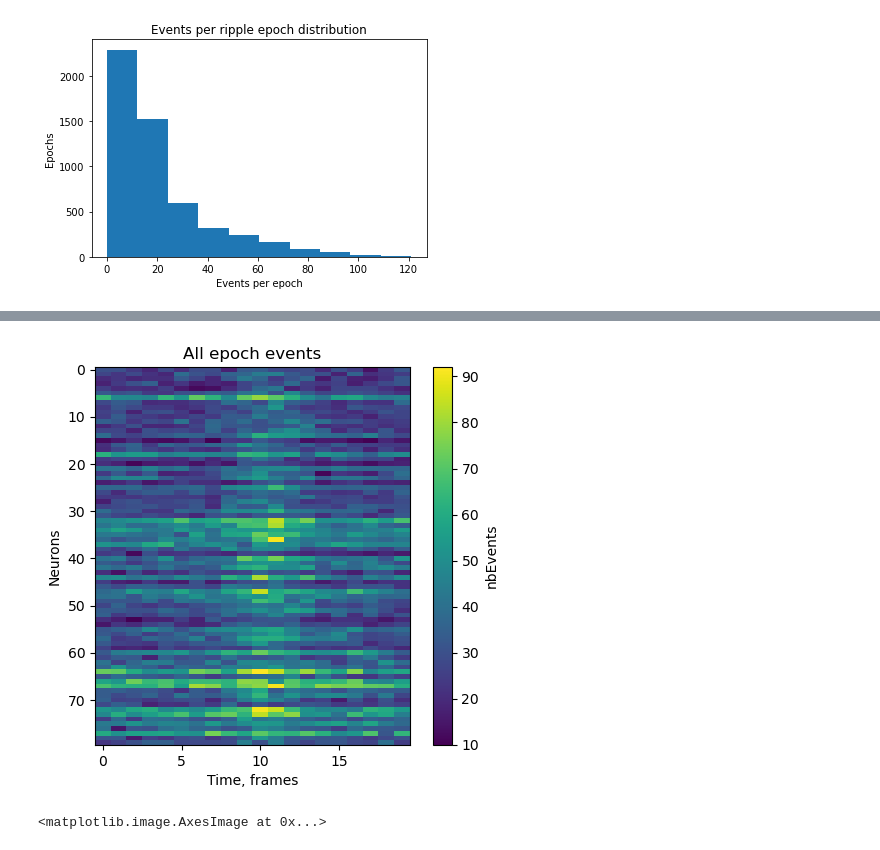
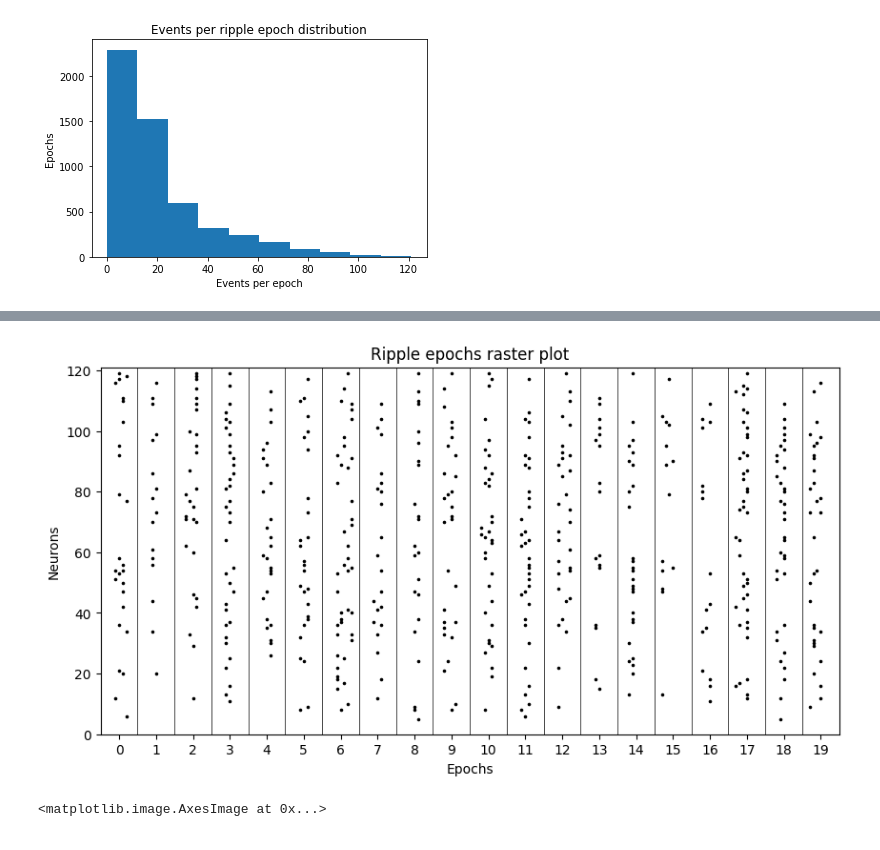
Before and after one commit to vsotskov89/SeqAn, a Jupyter notebook: Sequence_Analysis.ipynb, the cells around one changed output, grey strips where cells are left out. Drawn from its saved outputs; the diff is of its cells as text; code cells hidden in the pictures.

```diff
--- a/Sequence_Analysis.ipynb
+++ b/Sequence_Analysis.ipynb
@@ -171,19 +107,0 @@ plt.ylabel('Neurons');
-# %%
-plt.figure(figsize = (6,5), dpi = 100)
-ax = plt.subplot()
-
-ax.set_title('All epoch events')
-events2d = np.zeros((n_neurons, duration_frames))
-
-for epoch in ii_spike_times:
-    for i_neuron, neuron in enumerate(epoch):
-        sp_indices = spike_times[neuron[0]:neuron[1]]
-        for ind in sp_indices:
-            events2d[i_neuron, int(ind*fps)] += 1
-
-plt.imshow(events2d, aspect = 0.3)
-plt.colorbar().set_label('nbEvents')
-plt.xlabel('Time, frames')
-plt.ylabel('Neurons');
-# %% [output]
-[figure]
@@ -190,3 +114,28 @@ plt.ylabel('Neurons');
+# %%
+#center of mass of the first epoch
+first_cim = [np.mean(spike_times[row[0]:row[1]]) for row in ii_spike_times[0]]
+order = np.argsort(first_cim)
+# %%
+#Plot raster map of epochs in a row
+interval = 0.1 #length between epoch centers on the plot
+epochs_per_raw = 20 #number of epochs per raw
+
+plt.figure(figsize = (10,5), dpi = 100)
+ax = plt.subplot()
+ax.set_title('Ripple epochs raster plot')
+ax.set_xticks(np.linspace(interval, epochs_per_raw*interval, epochs_per_raw), labels = [str(i) for i in range(epochs_per_raw)])
+ax.set_xlim(interval*0.5, interval*(epochs_per_raw + 0.5))
+ax.set_ylim(0, n_neurons)
+ax.set_xlabel('Epochs')
+ax.set_ylabel('Neurons')
+
+for i_epoch, epoch in enumerate(ii_spike_times[:epochs_per_raw]):
+    ax.axvline(interval*(i_epoch + 0.5), c = 'black', linewidth=0.5)
+    for i_neuron, neuron in enumerate(epoch[order]):
+        spikes = np.array(spike_times[neuron[0]:neuron[1]])
+        ax.scatter(spikes + interval*i_epoch, np.ones(len(spikes))+i_neuron, c='black', marker='.', s=10)
+# %% [output]
+[figure, added]
 # %%
 dissimilarities = spot.distances(spike_times, ii_spike_times, metric='SPOTD_xcorr')
 plt.imshow(dissimilarities, cmap='PuBu')
```
Also changed, not shown: parts of 19 cells of this notebook.
